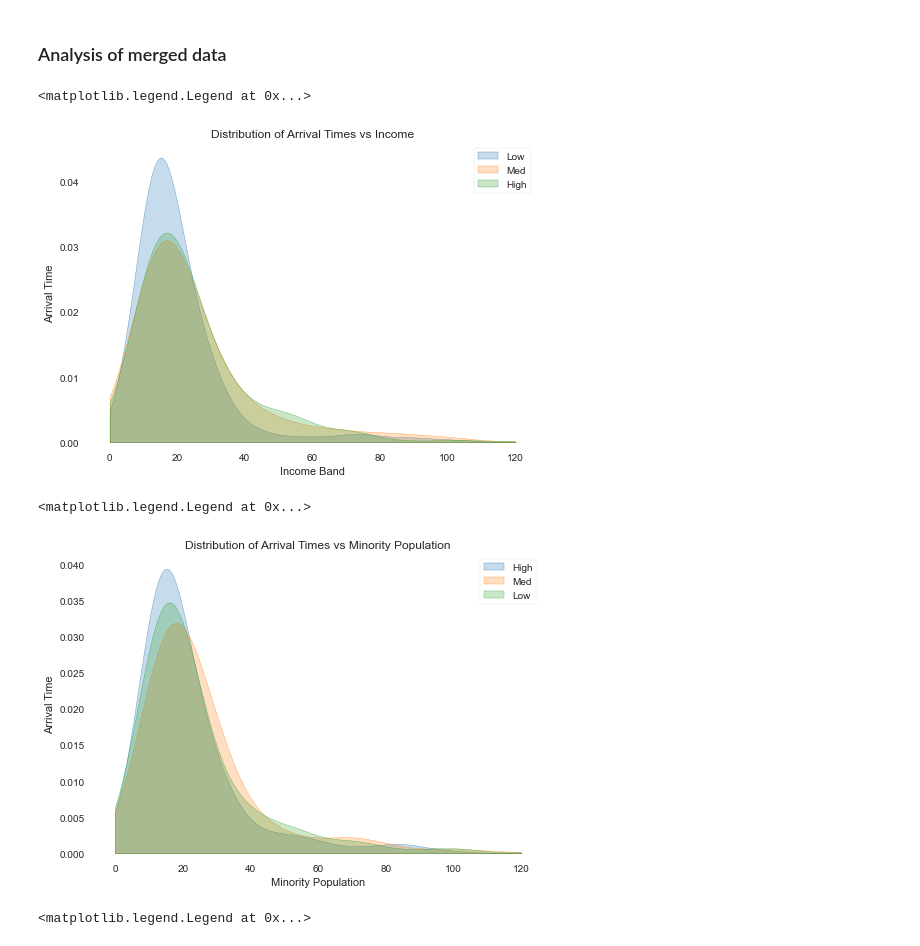
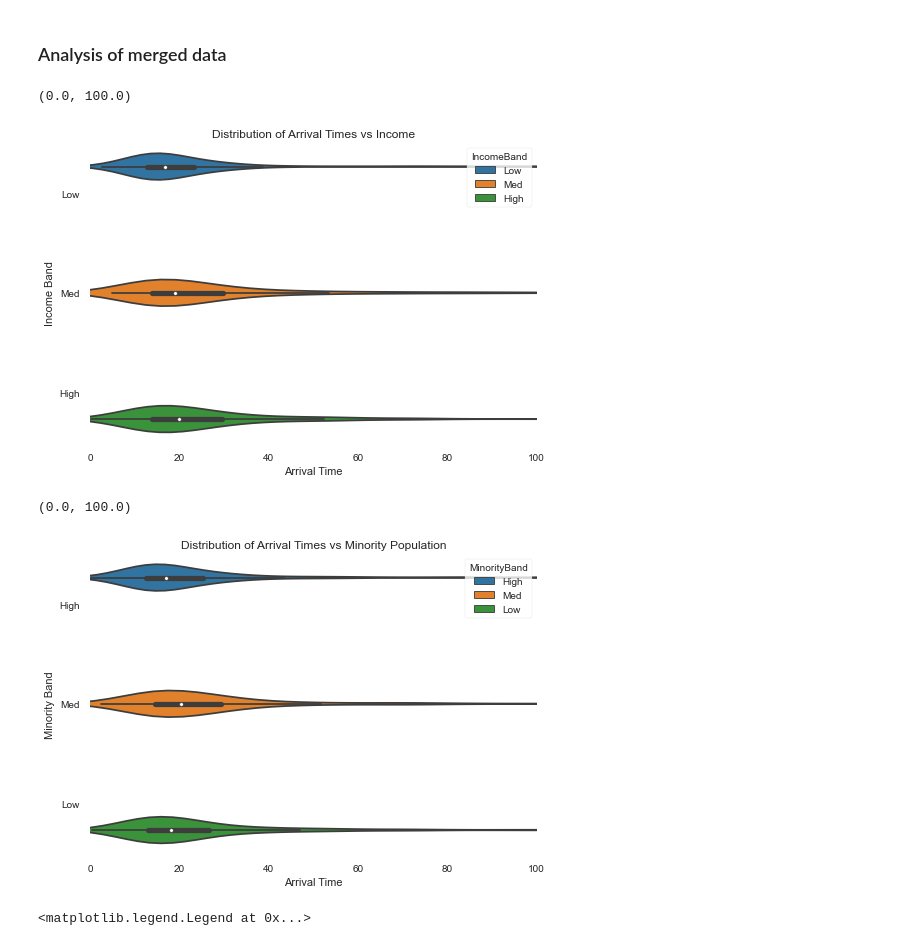
Before and after one commit to boblukehart/rosewater_foundation, a Jupyter notebook: CapstoneDataExploration10Aug21.ipynb, the cells around one changed output. Saved outputs shown, nothing was run; the diff lists cells and outputs as text; code cells hidden in the pictures.

```diff
--- a/CapstoneDataExploration10Aug21.ipynb
+++ b/CapstoneDataExploration10Aug21.ipynb
@@ -555,46 +555,32 @@ p100 = np.percentile(emsBlock1['MedIncome'],100)
 
 emsBlock1['IncomeBand'] = pd.cut(emsBlock1['MedIncome'], bins=[p0, p33, p66, p100], labels=['Low', 'Med', 'High'])
 
-highIncome = emsBlock1[(emsBlock1['IncomeBand']=='High')]['ApparatusDispatchToServiceTime']
-medIncome = emsBlock1[(emsBlock1['IncomeBand']=='Med')]['ApparatusDispatchToServiceTime']
-lowIncome = emsBlock1[(emsBlock1['IncomeBand']=='Low')]['ApparatusDispatchToServiceTime']
-
-sns.kdeplot(lowIncome, shade=True, label='Low', clip=(0,120))
-sns.kdeplot(medIncome, shade=True, label='Med', clip=(0,120))
-sns.kdeplot(highIncome, shade=True, label='High', clip=(0,120))
-plt.ylabel('Arrival Time')
-plt.xlabel('Income Band')
+fig, ax = plt.subplots(1)
+sns.violinplot(x='ApparatusDispatchToServiceTime', y='IncomeBand', data=emsBlock1, hue='IncomeBand')
+plt.ylabel('Income Band')
+plt.xlabel('Arrival Time')
 plt.title('Distribution of Arrival Times vs Income')
-plt.legend()
-
-# plot features
+ax.set_xlim(0,100)
 # %% [output]
-<matplotlib.legend.Legend at 0x...>
+(0.0, 100.0)
-[figure, old version]
+[figure, new version]
 # %%
 p0 = np.percentile(emsBlock1['PercentWhite'],0)
 p33 = np.percentile(emsBlock1['PercentWhite'],33)
 p66 = np.percentile(emsBlock1['PercentWhite'],66)
 p100 = np.percentile(emsBlock1['PercentWhite'],100)
 
 emsBlock1['MinorityBand'] = pd.cut(emsBlock1['PercentWhite'], bins=[p0, p33, p66, p100], labels=['High', 'Med', 'Low'])
 
-highMinority = emsBlock1[(emsBlock1['MinorityBand']=='High')]['ApparatusDispatchToServiceTime']
-medMinority = emsBlock1[(emsBlock1['MinorityBand']=='Med')]['ApparatusDispatchToServiceTime']
-lowMinority = emsBlock1[(emsBlock1['MinorityBand']=='Low')]['ApparatusDispatchToServiceTime']
-
-sns.kdeplot(highMinority, shade=True, label='High', clip=(0,120))
-sns.kdeplot(medMinority, shade=True, label='Med', clip=(0,120))
-sns.kdeplot(lowMinority, shade=True, label='Low', clip=(0,120))
-plt.ylabel('Arrival Time')
-plt.xlabel('Minority Population')
+fig, ax = plt.subplots(1)
+sns.violinplot(x='ApparatusDispatchToServiceTime', y='MinorityBand', data=emsBlock1, hue='MinorityBand')
+plt.ylabel('Minority Band')
+plt.xlabel('Arrival Time')
 plt.title('Distribution of Arrival Times vs Minority Population')
-plt.legend()
-
-# plot features
+ax.set_xlim(0,100)
 # %% [output]
-<matplotlib.legend.Legend at 0x...>
+(0.0, 100.0)
-[figure, old version]
+[figure, new version]
 # %%
 bars = emsBlock1.groupby(['IncomeBand','IncidentCategory']) \
     .agg({'Number': 'count'}) \
```
